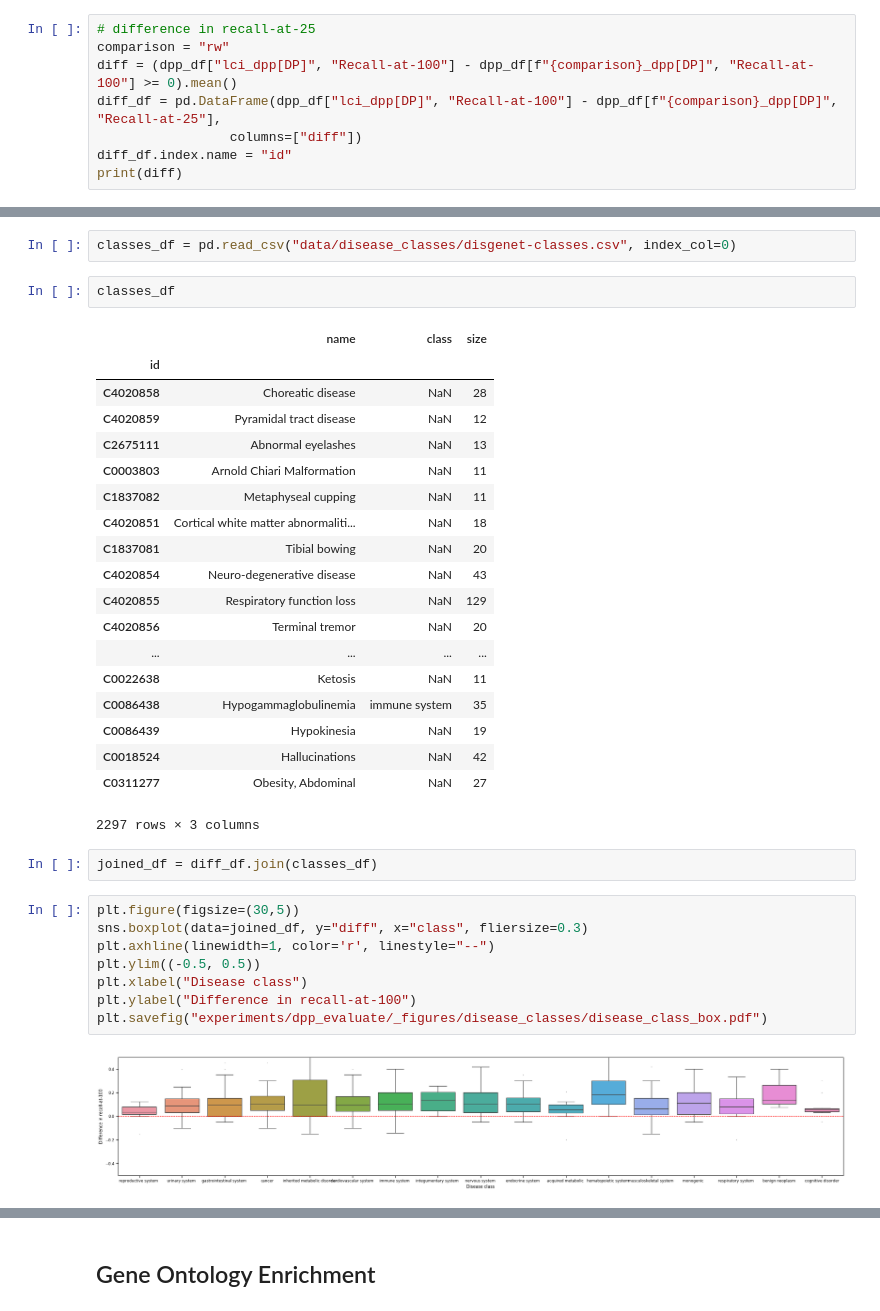
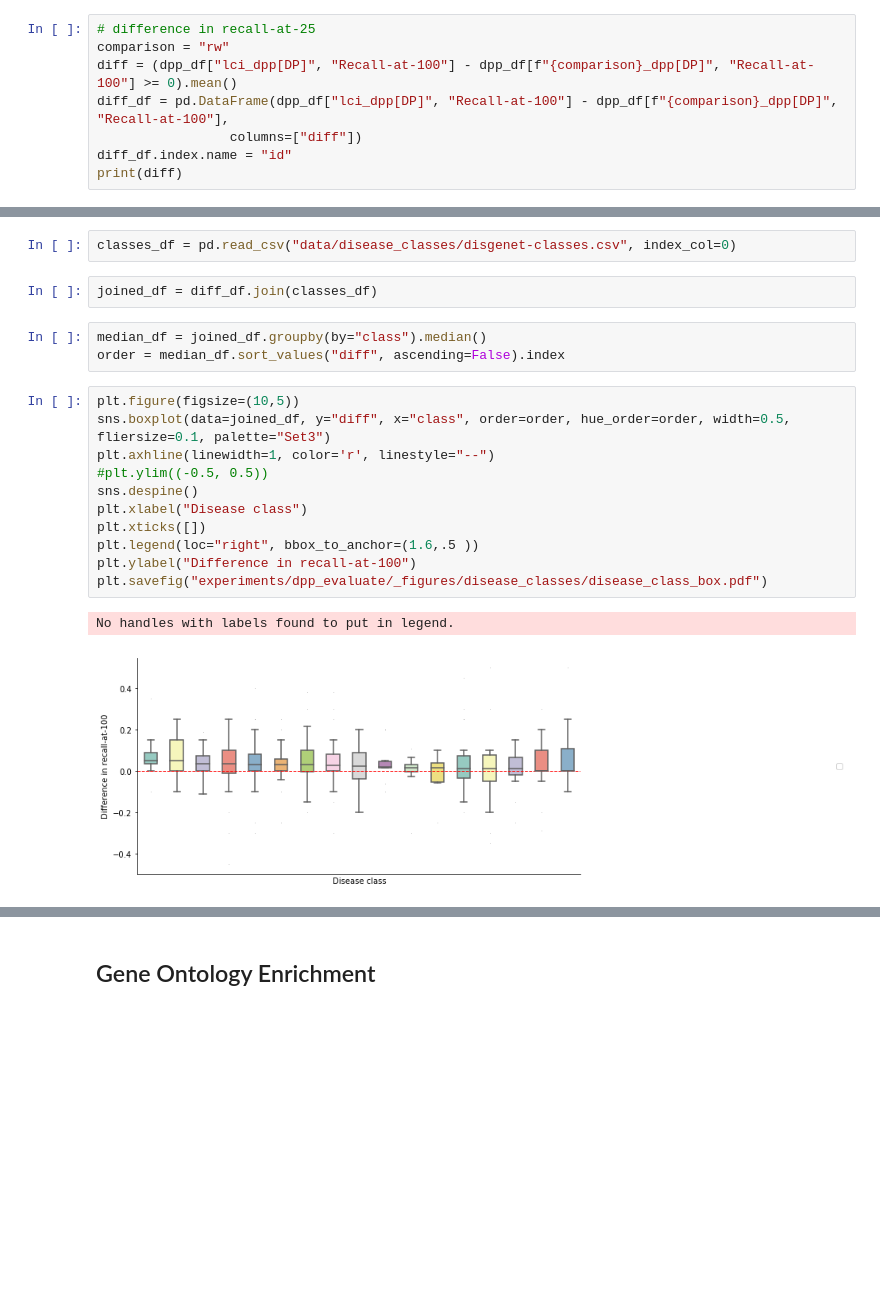
Before and after one commit to seyuboglu/milieu, a Jupyter notebook: notebooks/analysis.ipynb, the cells around one changed output, grey strips where cells are left out. Drawn from its saved outputs; the diff is of its cells as text; blank space fills up the shorter version.

```diff
--- a/notebooks/analysis.ipynb
+++ b/notebooks/analysis.ipynb
@@ -95,7 +74,7 @@ dpp_df
 # difference in recall-at-25
 comparison = "rw"
 diff = (dpp_df["lci_dpp[DP]", "Recall-at-100"] - dpp_df[f"{comparison}_dpp[DP]", "Recall-at-100"] >= 0).mean()
-diff_df = pd.DataFrame(dpp_df["lci_dpp[DP]", "Recall-at-100"] - dpp_df[f"{comparison}_dpp[DP]", "Recall-at-25"],
+diff_df = pd.DataFrame(dpp_df["lci_dpp[DP]", "Recall-at-100"] - dpp_df[f"{comparison}_dpp[DP]", "Recall-at-100"],
                  columns=["diff"])
 diff_df.index.name = "id"
 print(diff)
@@ -125,37 +104,22 @@ comparison = "node2vec"
 ### Disease Classes
 # %%
 classes_df = pd.read_csv("data/disease_classes/disgenet-classes.csv", index_col=0)
-# %%
-classes_df
-# %% [output]
-|  | name | class | size |
-| id |  |  |  |
-| C4020858 | Choreatic disease | NaN | 28 |
-| C4020859 | Pyramidal tract disease | NaN | 12 |
-| C2675111 | Abnormal eyelashes | NaN | 13 |
-| C0003803 | Arnold Chiari Malformation | NaN | 11 |
-| C1837082 | Metaphyseal cupping | NaN | 11 |
-| C4020851 | Cortical white matter abnormaliti... | NaN | 18 |
-| C1837081 | Tibial bowing | NaN | 20 |
-| C4020854 | Neuro-degenerative disease | NaN | 43 |
-| C4020855 | Respiratory function loss | NaN | 129 |
-| C4020856 | Terminal tremor | NaN | 20 |
-| ... | ... | ... | ... |
-| C0022638 | Ketosis | NaN | 11 |
-| C0086438 | Hypogammaglobulinemia | immune system | 35 |
-| C0086439 | Hypokinesia | NaN | 19 |
-| C0018524 | Hallucinations | NaN | 42 |
-| C0311277 | Obesity, Abdominal | NaN | 27 |
-2297 rows × 3 columns
 # %%
 joined_df = diff_df.join(classes_df)
+# %%
+median_df = joined_df.groupby(by="class").median()
+order = median_df.sort_values("diff", ascending=False).index
 # %%
-plt.figure(figsize=(30,5))
-sns.boxplot(data=joined_df, y="diff", x="class", fliersize=0.3)
+plt.figure(figsize=(10,5))
+sns.boxplot(data=joined_df, y="diff", x="class", order=order, hue_order=order, width=0.5, fliersize=0.1, palette="Set3")
 plt.axhline(linewidth=1, color='r', linestyle="--")
-plt.ylim((-0.5, 0.5))
+#plt.ylim((-0.5, 0.5))
+sns.despine()
 plt.xlabel("Disease class")
+plt.xticks([])
+plt.legend(loc="right", bbox_to_anchor=(1.6,.5 ))
 plt.ylabel("Difference in recall-at-100")
 plt.savefig("experiments/dpp_evaluate/_figures/disease_classes/disease_class_box.pdf")
 # %% [output]
+No handles with labels found to put in legend.
-[figure, old version]
+[figure, new version]
```
Also changed, not shown: parts of 3 cells of this notebook, 21 other files.
